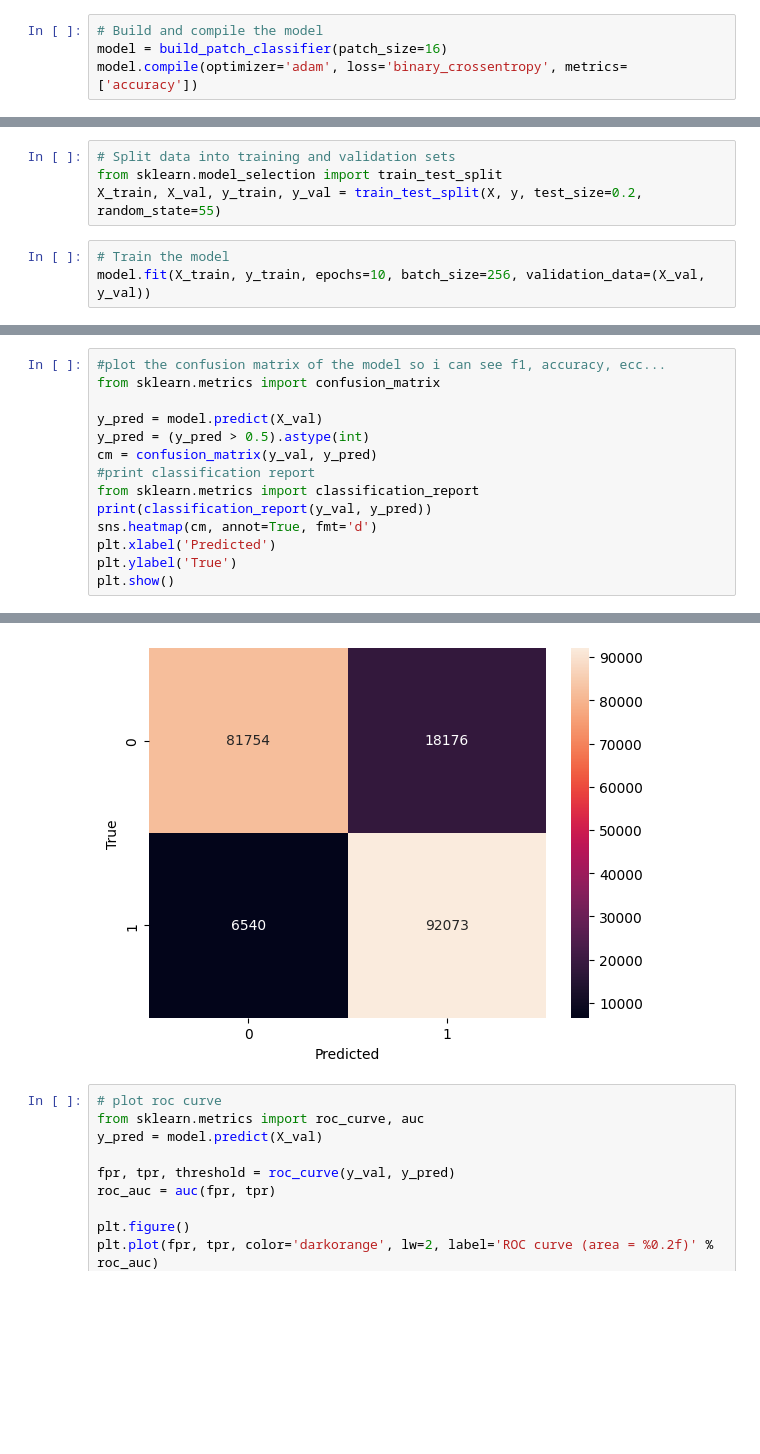
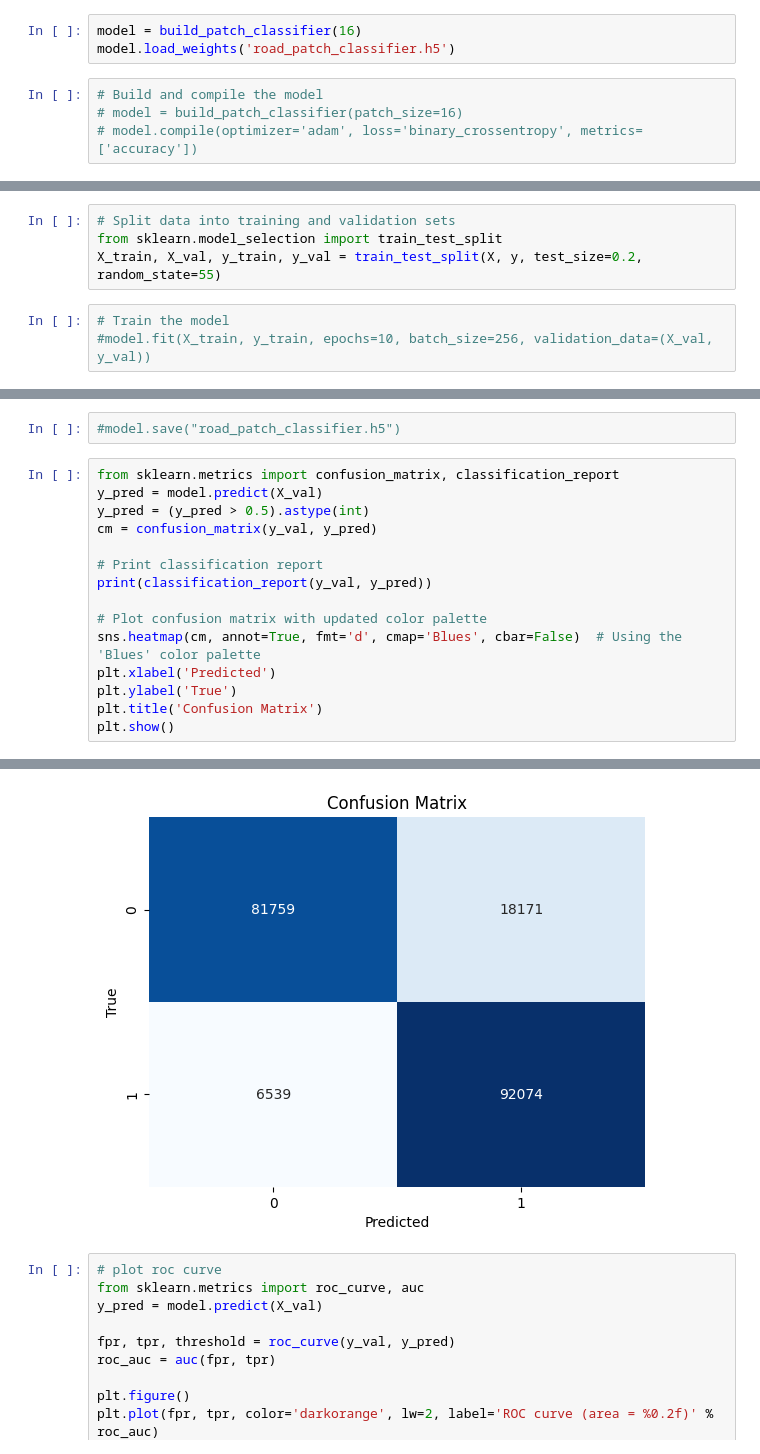
Before and after one commit to tommasosommaruga/CV_project, a Jupyter notebook: patch_classifier/patch_classifier.ipynb, the cells around one changed output, grey strips where cells are left out. Drawn from its saved outputs; the diff is of its cells as text; blank space fills up the shorter version.

Commit message:
changed matrix

```diff
--- a/patch_classifier/patch_classifier.ipynb
+++ b/patch_classifier/patch_classifier.ipynb
@@ -151,10 +154,13 @@ def build_patch_classifier(patch_size):
         layers.Dense(1, activation='sigmoid')  # Output: road (1) or not road (0)
     ])
     return model
+# %%
+model = build_patch_classifier(16)
+model.load_weights('road_patch_classifier.h5')
 # %%
 # Build and compile the model
-model = build_patch_classifier(patch_size=16)
-model.compile(optimizer='adam', loss='binary_crossentropy', metrics=['accuracy'])
+# model = build_patch_classifier(patch_size=16)
+# model.compile(optimizer='adam', loss='binary_crossentropy', metrics=['accuracy'])
 # %%
 model.summary()
 # %% [output]
@@ -185,4 +191,4 @@ from sklearn.model_selection import train_test_split
 X_train, X_val, y_train, y_val = train_test_split(X, y, test_size=0.2, random_state=55)
 # %%
 # Train the model
-model.fit(X_train, y_train, epochs=10, batch_size=256, validation_data=(X_val, y_val))
+#model.fit(X_train, y_train, epochs=10, batch_size=256, validation_data=(X_val, y_val))
@@ -215,15 +195,18 @@ WARNING:absl:You are saving your model as an HDF5 file via `model.save()` or `ke
+# %%
+#model.save("road_patch_classifier.h5")
 # %%
-#plot the confusion matrix of the model so i can see f1, accuracy, ecc...
-from sklearn.metrics import confusion_matrix
-
+from sklearn.metrics import confusion_matrix, classification_report
 y_pred = model.predict(X_val)
 y_pred = (y_pred > 0.5).astype(int)
 cm = confusion_matrix(y_val, y_pred)
-#print classification report
-from sklearn.metrics import classification_report
+
+# Print classification report
 print(classification_report(y_val, y_pred))
-sns.heatmap(cm, annot=True, fmt='d')
+
+# Plot confusion matrix with updated color palette
+sns.heatmap(cm, annot=True, fmt='d', cmap='Blues', cbar=False)  # Using the 'Blues' color palette
 plt.xlabel('Predicted')
 plt.ylabel('True')
+plt.title('Confusion Matrix')
 plt.show()
 # %% [output]
@@ -231,12 +214,12 @@ plt.show()
               precision    recall  f1-score   support
 
          0.0       0.93      0.82      0.87     99930
          1.0       0.84      0.93      0.88     98613
 
     accuracy                           0.88    198543
    macro avg       0.88      0.88      0.88    198543
 weighted avg       0.88      0.88      0.88    198543
-[figure, old version]
+[figure, new version]
 # %%
 # plot roc curve
 from sklearn.metrics import roc_curve, auc
```
Also changed, not shown: parts of 5 cells of this notebook, 1 other file.
